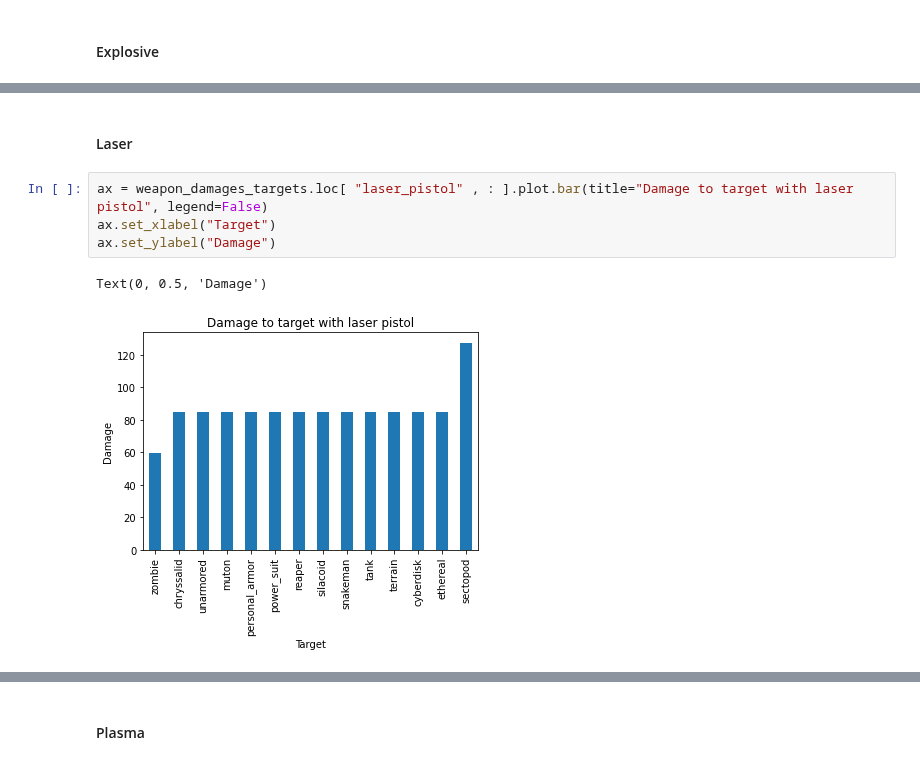
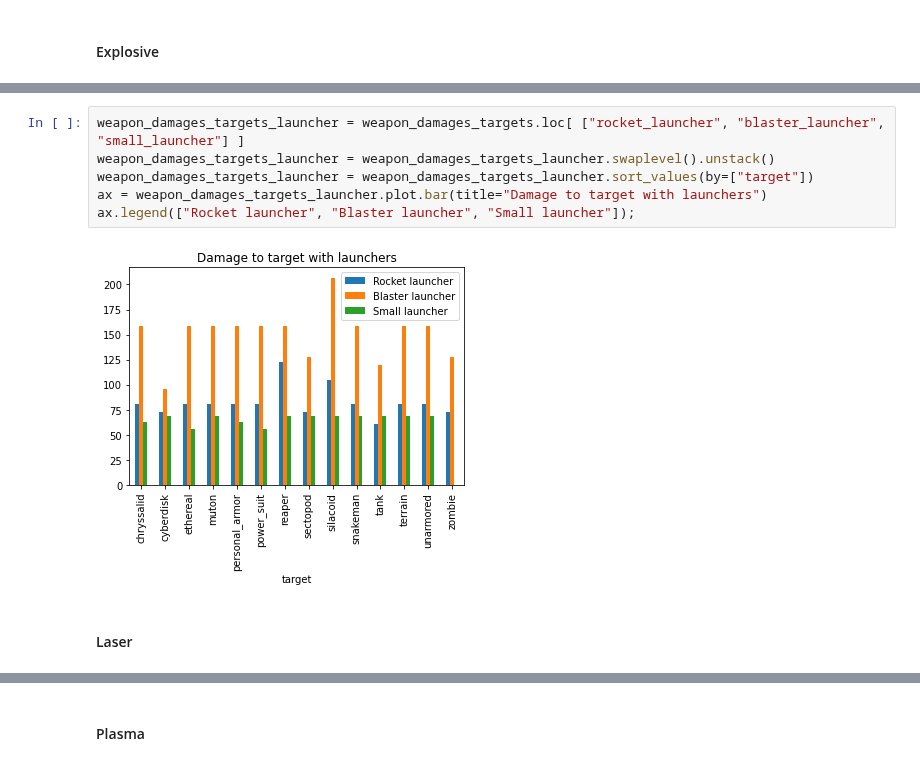
Before and after one commit to Bernardo-MG/xcom-analysis-jupyter-notebook, a Jupyter notebook: enemy_unknown/weapon_analysis.ipynb, the cells around one changed output, grey strips where cells are left out. Saved outputs shown, nothing was run; the diff lists cells and outputs as text.

```diff
--- a/enemy_unknown/weapon_analysis.ipynb
+++ b/enemy_unknown/weapon_analysis.ipynb
@@ -578,9 +517,10 @@ Text(0, 0.5, 'Damage')
+# %%
+weapon_damages_targets_launcher = weapon_damages_targets.loc[ ["rocket_launcher", "blaster_launcher", "small_launcher"] ]
+weapon_damages_targets_launcher = weapon_damages_targets_launcher.swaplevel().unstack()
+weapon_damages_targets_launcher = weapon_damages_targets_launcher.sort_values(by=["target"])
+ax = weapon_damages_targets_launcher.plot.bar(title="Damage to target with launchers")
+ax.legend(["Rocket launcher", "Blaster launcher", "Small launcher"]);
+# %% [output]
+[figure, added]
 # %% [markdown]
 #### Laser
-# %%
-ax = weapon_damages_targets.loc[ "laser_pistol" , : ].plot.bar(title="Damage to target with laser pistol", legend=False)
-ax.set_xlabel("Target")
-ax.set_ylabel("Damage")
-# %% [output]
-Text(0, 0.5, 'Damage')
-[figure, removed]
```
Also changed, not shown: parts of 53 cells of this notebook.
